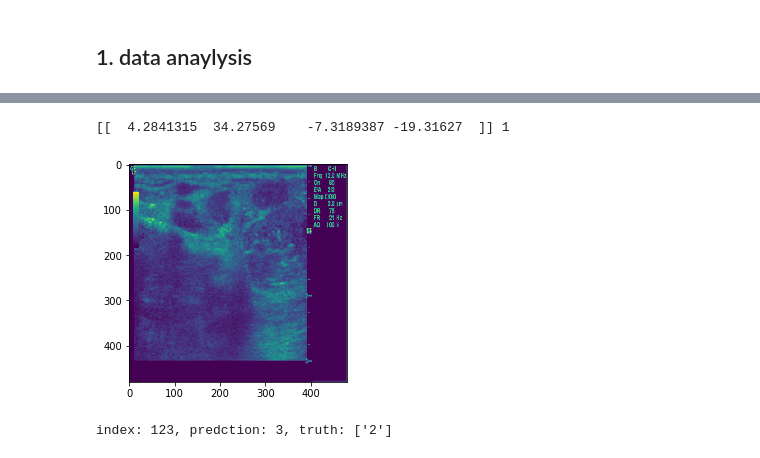
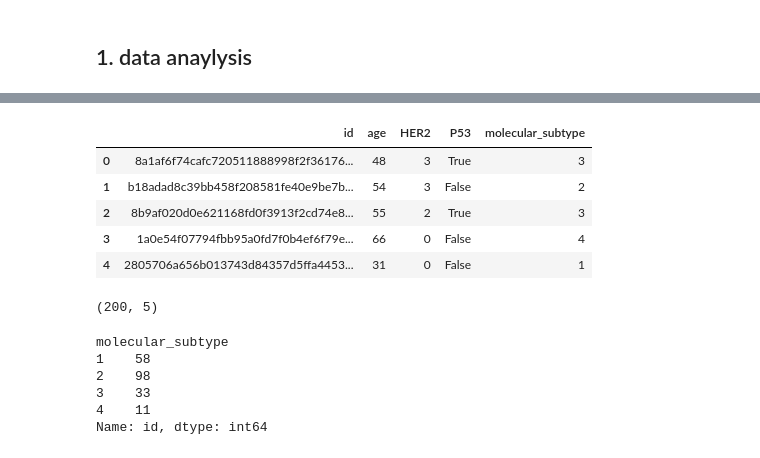
Before and after one commit to zwh42/CancerDetection, a Jupyter notebook: CancerDetection.ipynb, the cells around one changed output, grey strips where cells are left out. Saved outputs shown, nothing was run; the diff lists cells and outputs as text; code cells hidden in the pictures.

```diff
--- a/CancerDetection.ipynb
+++ b/CancerDetection.ipynb
@@ -254,23 +40,0 @@ Epoch 10/10
-# %%
-test_image = preprocess_image(train_image[2])
-plt.imshow(test_image)
-test_image = np.expand_dims(test_image, axis=2)
-result = model.predict(np.asarray([test_image]))
-
-print(result, np.argmax(result))
-# %% [output]
-[[  4.2841315  34.27569    -7.3189387 -19.31627  ]] 1
-[figure, removed]
-# %%
-def predict(model, image_path):
-    image = preprocess_image(image_path)
-    test_image = np.expand_dims(image, axis=2)
-    prediction =  model.predict(np.asarray([test_image]))
-    result = np.argmax(prediction) + 1
-    return result
-
-IDX = 123
-y_pred = predict(model, train_image[2])
-print(f"index: {IDX}, predction: {y_pred}, truth: {train_raw_label[IDX]}")
-# %% [output]
-index: 123, predction: 3, truth: ['2']
@@ -279,0 +41,21 @@ def create_result(csv_path):
+# %%
+train_df = pd.read_csv(TRAIN_CSV)
+train_df.head()
+# %% [output]
+|  | id | age | HER2 | P53 | molecular_subtype |
+| 0 | 8a1af6f74cafc720511888998f2f36176... | 48 | 3 | True | 3 |
+| 1 | b18adad8c39bb458f208581fe40e9be7b... | 54 | 3 | False | 2 |
+| 2 | 8b9af020d0e621168fd0f3913f2cd74e8... | 55 | 2 | True | 3 |
+| 3 | 1a0e54f07794fbb95a0fd7f0b4ef6f79e... | 66 | 0 | False | 4 |
+| 4 | 2805706a656b013743d84357d5ffa4453... | 31 | 0 | False | 1 |
+# %%
+print(train_df.shape)
+train_df.groupby('molecular_subtype')['id'].nunique()
+# %% [output]
+(200, 5)
+molecular_subtype
+1    58
+2    98
+3    33
+4    11
+Name: id, dtype: int64
```
Also changed, not shown: parts of 43 cells of this notebook, 1 other file.
